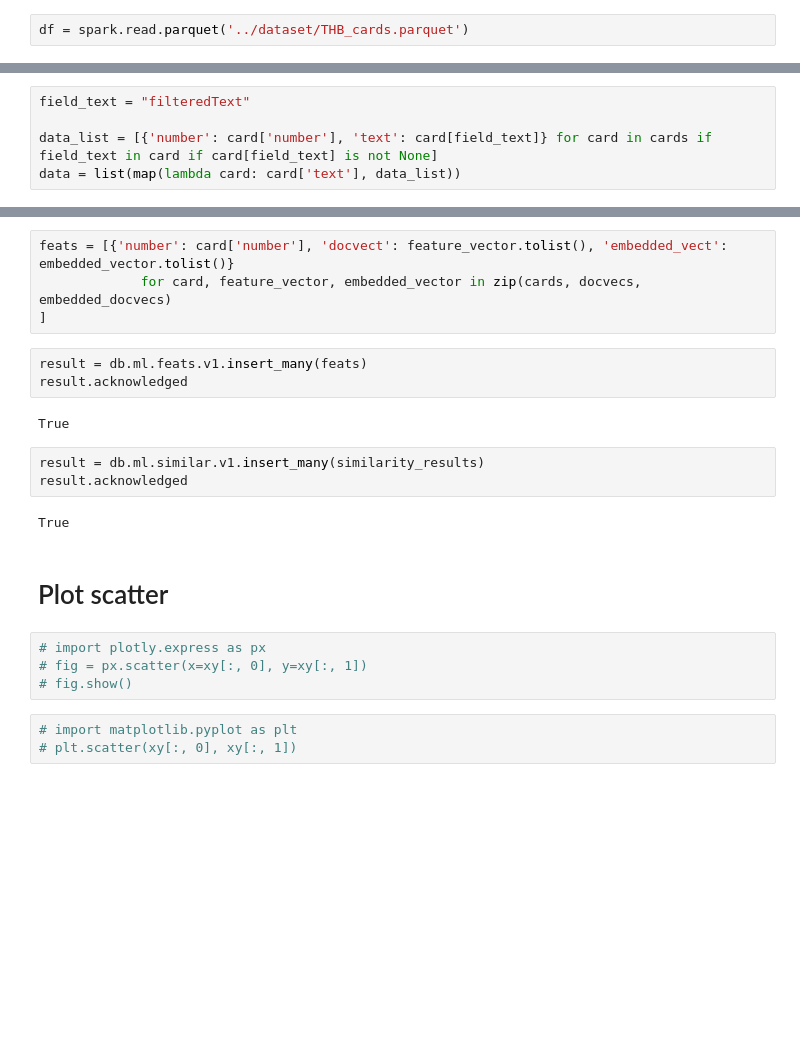
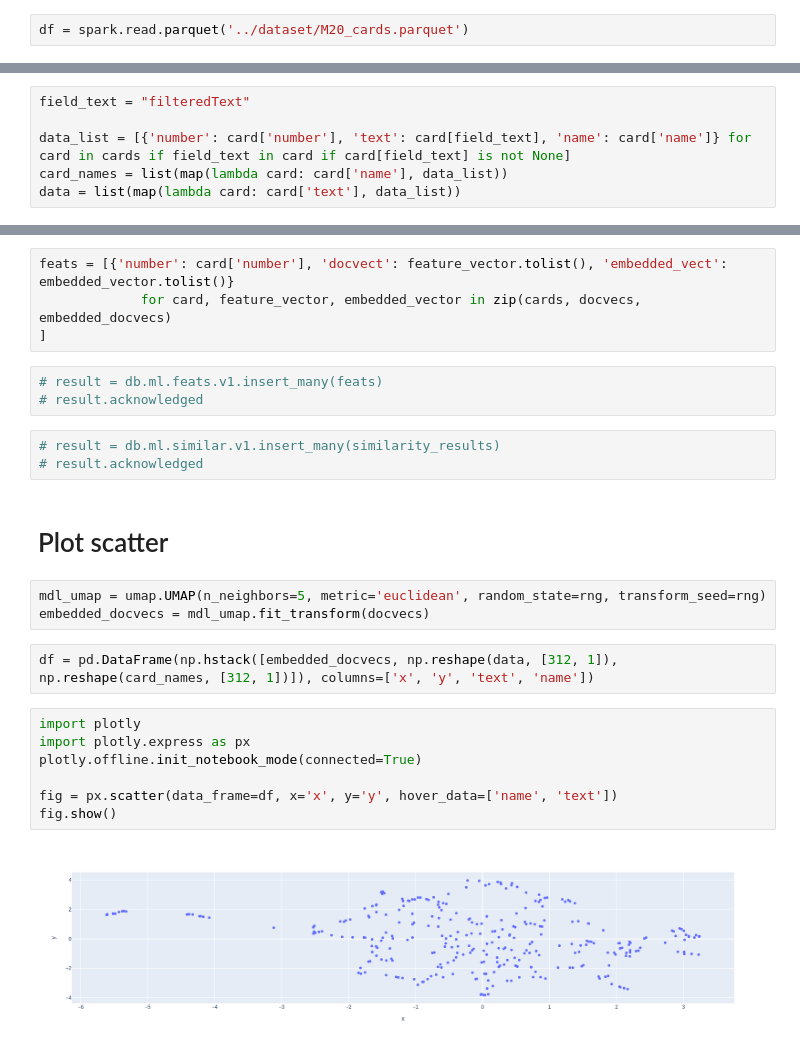
Before and after one commit to makism/mtggg, a Jupyter notebook: project/EDA/UMAP.ipynb, the cells around one changed output, grey strips where cells are left out. Saved outputs shown, nothing was run; the diff lists cells and outputs as text; blank space fills up the shorter version.

Commit message:
Pass the card name on the hover data.

```diff
--- a/project/EDA/UMAP.ipynb
+++ b/project/EDA/UMAP.ipynb
@@ -20,7 +21,7 @@ type(spark)
 # %% [output]
 pyspark.sql.session.SparkSession
 # %%
-df = spark.read.parquet('../dataset/THB_cards.parquet')
+df = spark.read.parquet('../dataset/M20_cards.parquet')
 # %%
 as_dict = df.rdd.map(lambda row: row.asDict())
 # %%
@@ -30,7 +31,8 @@ cards = as_dict.collect()
 # %%
 field_text = "filteredText"
 
-data_list = [{'number': card['number'], 'text': card[field_text]} for card in cards if field_text in card if card[field_text] is not None]
+data_list = [{'number': card['number'], 'text': card[field_text], 'name': card['name']} for card in cards if field_text in card if card[field_text] is not None]
+card_names = list(map(lambda card: card['name'], data_list))
 data = list(map(lambda card: card['text'], data_list))
 # %%
 tagged_data = [
@@ -98,21 +100,24 @@ feats = [{'number': card['number'], 'docvect': feature_vector.tolist(), 'embedde
              for card, feature_vector, embedded_vector in zip(cards, docvecs, embedded_docvecs)
 ]
 # %%
-result = db.ml.feats.v1.insert_many(feats)
-result.acknowledged
+# result = db.ml.feats.v1.insert_many(feats)
+# result.acknowledged
-# %% [output]
-True
 # %%
-result = db.ml.similar.v1.insert_many(similarity_results)
-result.acknowledged
+# result = db.ml.similar.v1.insert_many(similarity_results)
+# result.acknowledged
-# %% [output]
-True
 # %% [markdown]
 # Plot scatter
+# %%
+mdl_umap = umap.UMAP(n_neighbors=5, metric='euclidean', random_state=rng, transform_seed=rng)
+embedded_docvecs = mdl_umap.fit_transform(docvecs)
+# %%
+df = pd.DataFrame(np.hstack([embedded_docvecs, np.reshape(data, [312, 1]), np.reshape(card_names, [312, 1])]), columns=['x', 'y', 'text', 'name'])
 # %%
-# import plotly.express as px
-# fig = px.scatter(x=xy[:, 0], y=xy[:, 1])
-# fig.show()
+import plotly
+import plotly.express as px
+plotly.offline.init_notebook_mode(connected=True)
+
+fig = px.scatter(data_frame=df, x='x', y='y', hover_data=['name', 'text'])
+fig.show()
+# %% [output]
+[figure, added]
-# %%
-# import matplotlib.pyplot as plt
-# plt.scatter(xy[:, 0], xy[:, 1])
```
Also changed, not shown: parts of 6 cells of this notebook.
